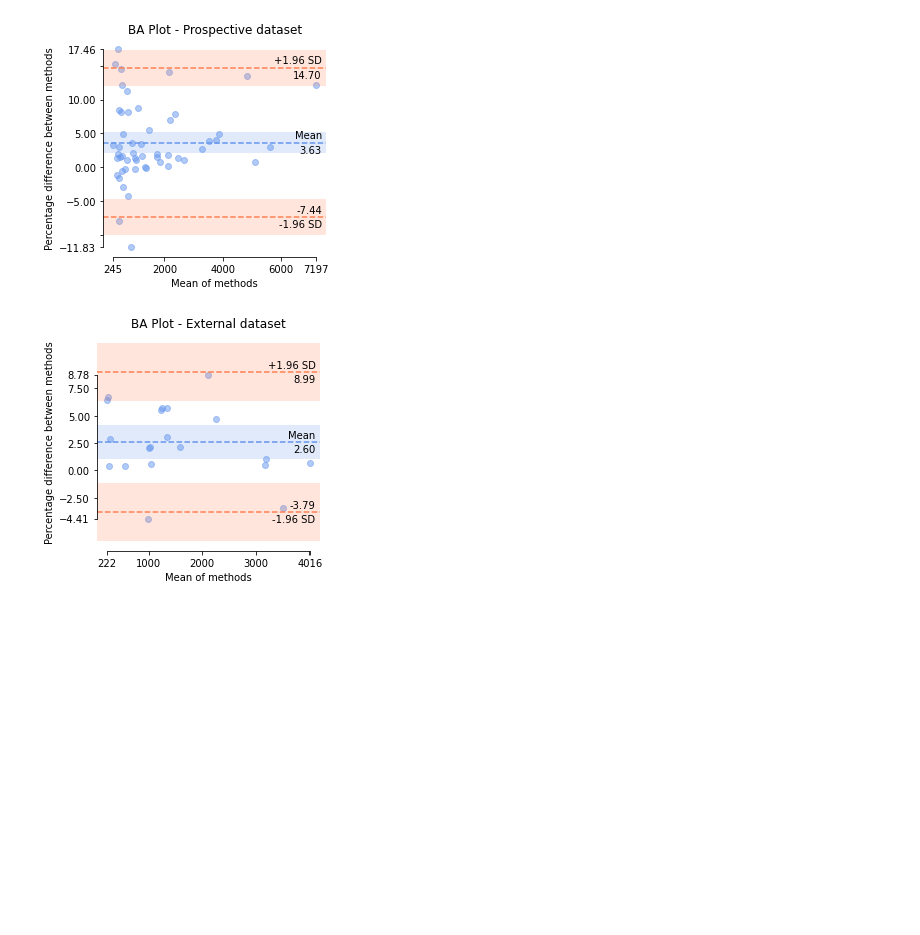
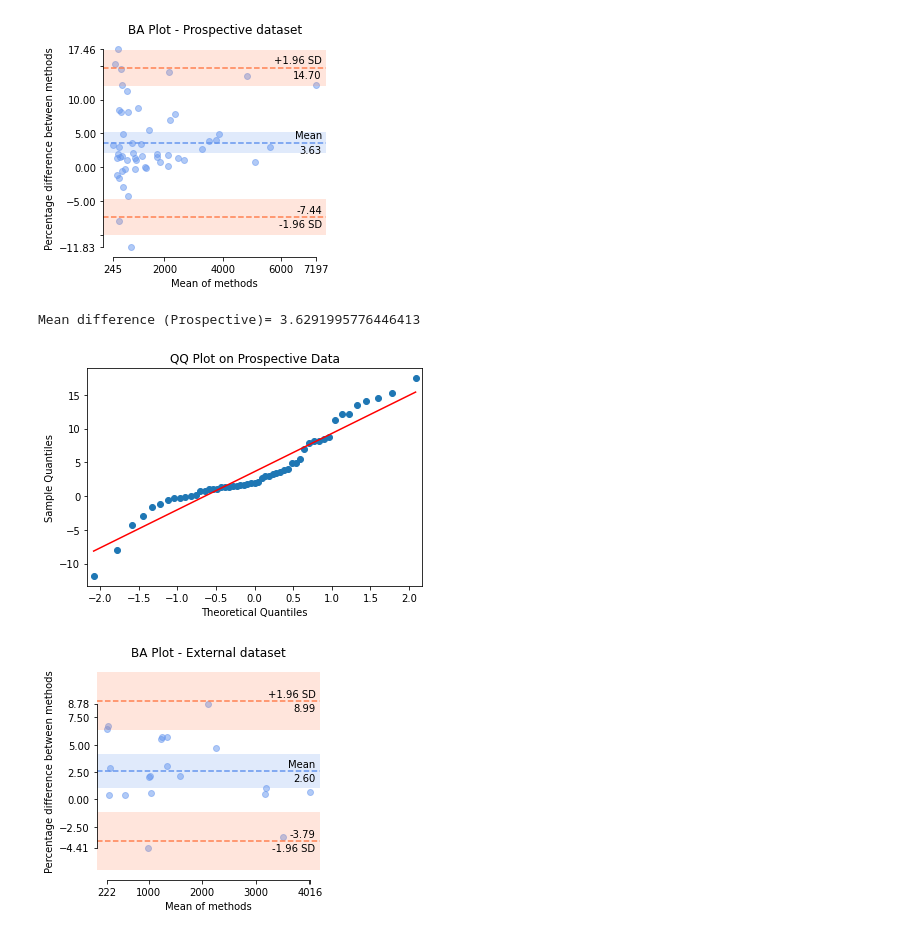
Before and after one commit to aksg87/adpkd-segmentation-pytorch, a Jupyter notebook: results/bland_altman.ipynb, the cells around one changed output. Cells and saved outputs as stored; diff of their text form; code cells hidden in the pictures; blank space fills up the shorter version.

```diff
--- a/results/bland_altman.ipynb
+++ b/results/bland_altman.ipynb
@@ -102,6 +118,19 @@ blandAltman(
 )
 # %% [output]
 [figure]
+# %%
+mean = np.mean([prospective_ds.TKV_GT, prospective_ds.TKV_Pred], axis=0)
+diff = ((prospective_ds.TKV_GT - prospective_ds.TKV_Pred) / mean) * 100
+md = np.mean(diff)
+
+print(f"Mean difference (Prospective)= {md}")
+
+qqplot(diff, line='s')
+plt.title("QQ Plot on Prospective Data")
+pyplot.show()
+# %% [output]
+Mean difference (Prospective)= 3.6291995776446413
+[figure, added]
 # %%
 blandAltman(
     external_ds.TKV_GT,
```
Also changed, not shown: parts of 3 cells of this notebook.
